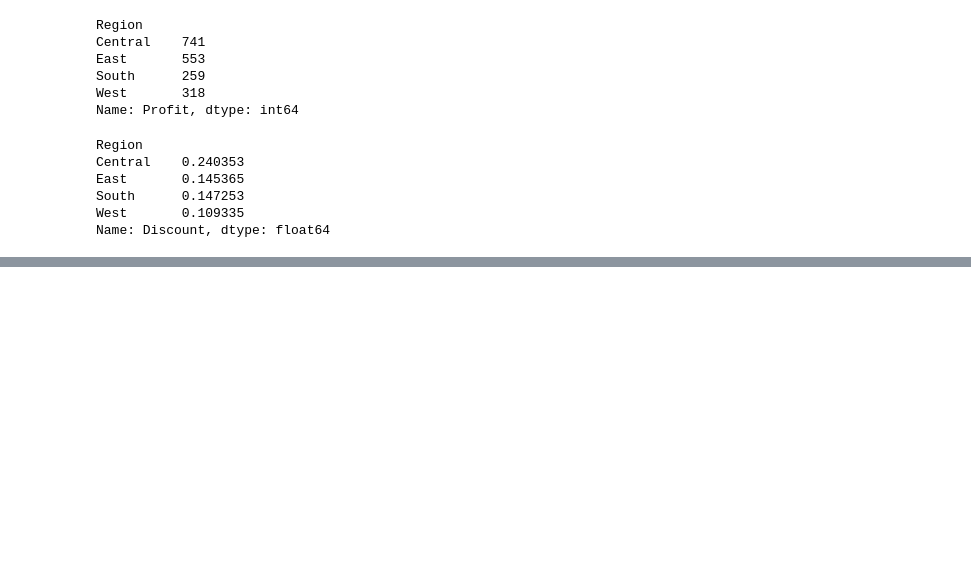
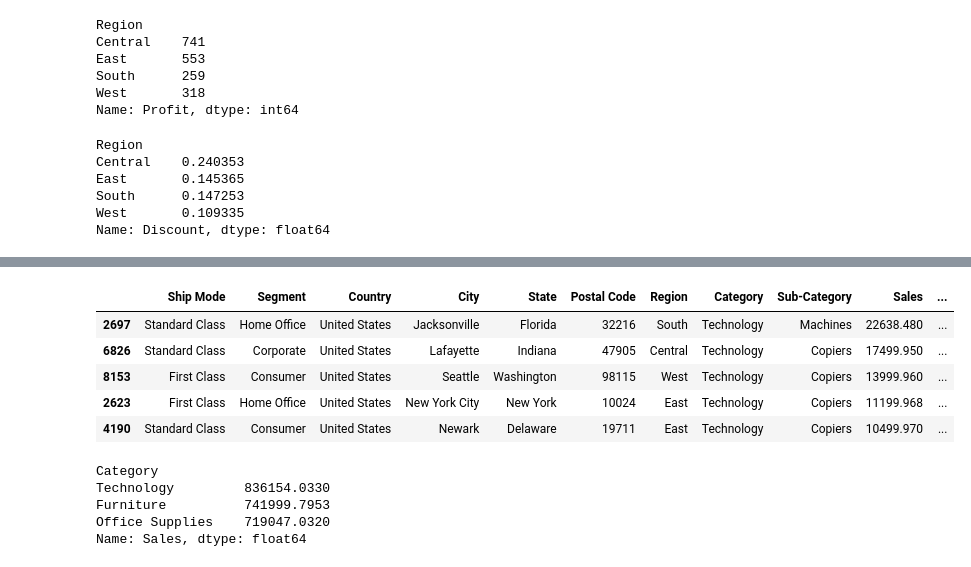
Before and after one commit to rehan9623/Sales-Data-Analysis, a Jupyter notebook: NoteBook/sales_analysis.ipynb, the cells around one changed output, grey strips where cells are left out. Cells and saved outputs as stored; diff of their text form; code cells hidden in the pictures; blank space fills up the shorter version.

```diff
--- a/NoteBook/sales_analysis.ipynb
+++ b/NoteBook/sales_analysis.ipynb
@@ -178,0 +208,17 @@ Name: Discount, dtype: float64
+# %%
+df.sort_values("Sales", ascending=False).head()
+# %% [output]
+|  | Ship Mode | Segment | Country | City | State | Postal Code | Region | Category | Sub-Category | Sales | ... |
+| 2697 | Standard Class | Home Office | United States | Jacksonville | Florida | 32216 | South | Technology | Machines | 22638.480 | ... |
+| 6826 | Standard Class | Corporate | United States | Lafayette | Indiana | 47905 | Central | Technology | Copiers | 17499.950 | ... |
+| 8153 | First Class | Consumer | United States | Seattle | Washington | 98115 | West | Technology | Copiers | 13999.960 | ... |
+| 2623 | First Class | Home Office | United States | New York City | New York | 10024 | East | Technology | Copiers | 11199.968 | ... |
+| 4190 | Standard Class | Consumer | United States | Newark | Delaware | 19711 | East | Technology | Copiers | 10499.970 | ... |
+# %%
+df.groupby("Category")["Sales"].sum().sort_values(ascending=False)
+# %% [output]
+Category
+Technology         836154.0330
+Furniture          741999.7953
+Office Supplies    719047.0320
+Name: Sales, dtype: float64
```
Also changed, not shown: parts of 7 cells of this notebook, 1 other file.
